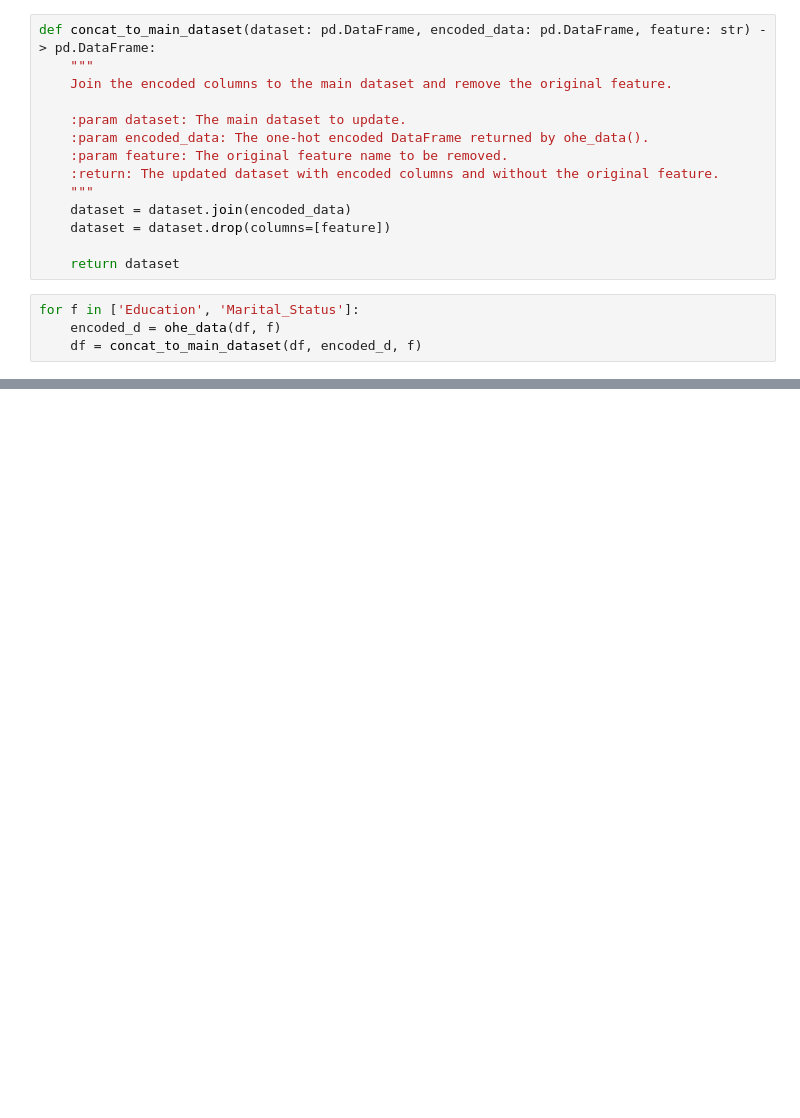
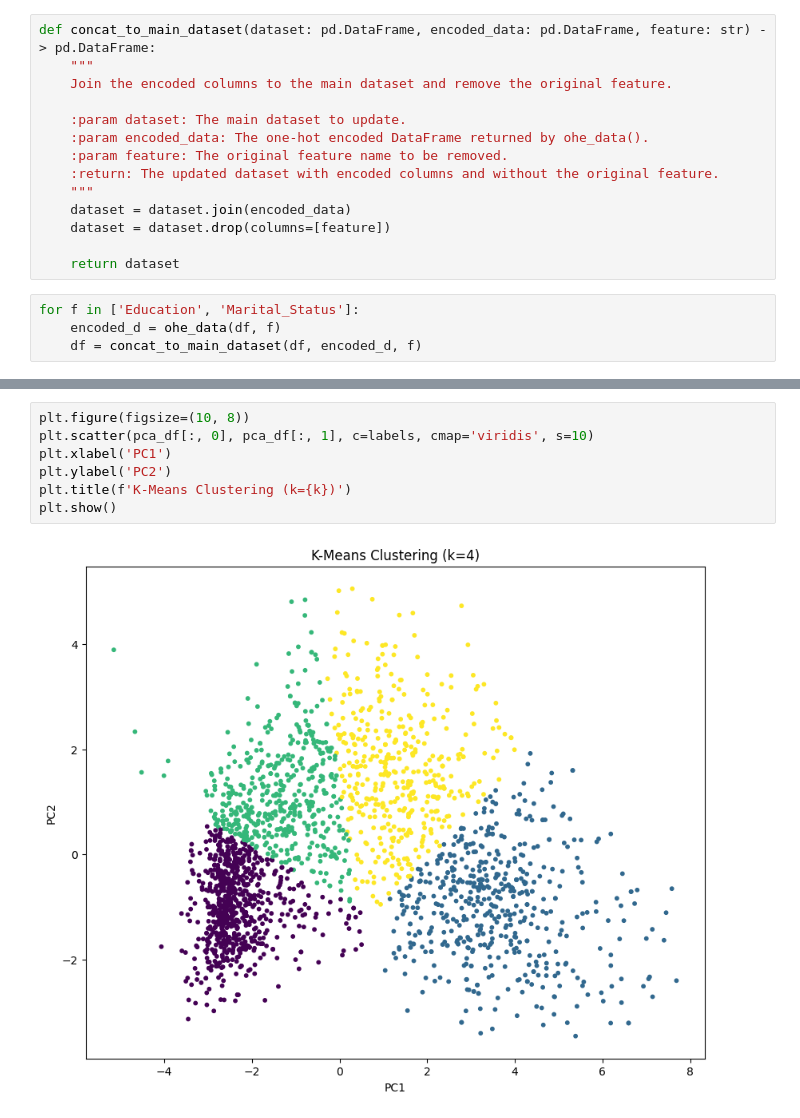
Before and after one commit to plamensve/k-means-clustering, a Jupyter notebook: 02_exaples.ipynb, the cells around one changed output, grey strips where cells are left out. Saved outputs shown, nothing was run; the diff lists cells and outputs as text; blank space fills up the shorter version.

```diff
--- a/02_exaples.ipynb
+++ b/02_exaples.ipynb
@@ -188,0 +319,9 @@ df
+# %%
+plt.figure(figsize=(10, 8))
+plt.scatter(pca_df[:, 0], pca_df[:, 1], c=labels, cmap='viridis', s=10)
+plt.xlabel('PC1')
+plt.ylabel('PC2')
+plt.title(f'K-Means Clustering (k={k})')
+plt.show()
+# %% [output]
+[figure, added]
```
Also changed, not shown: parts of 19 cells of this notebook.
